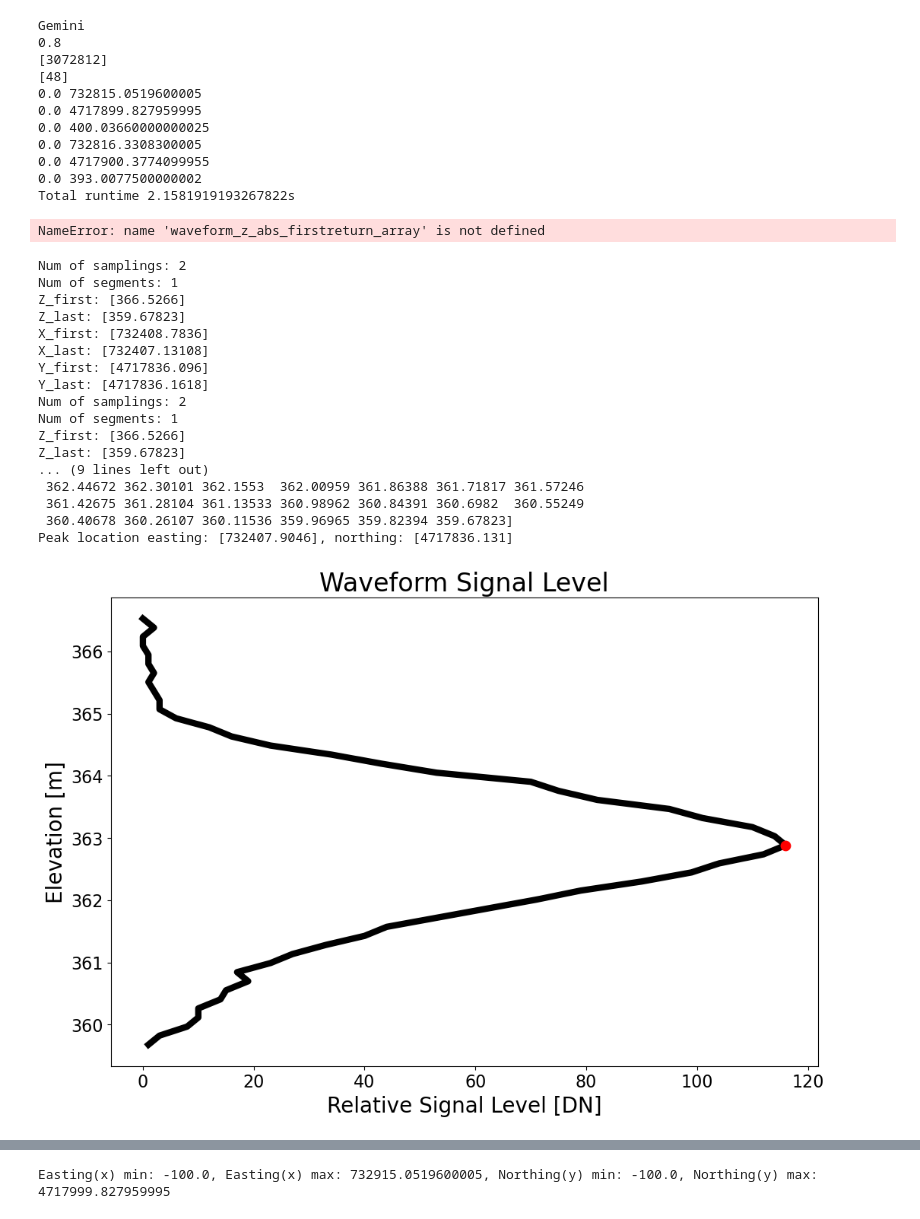
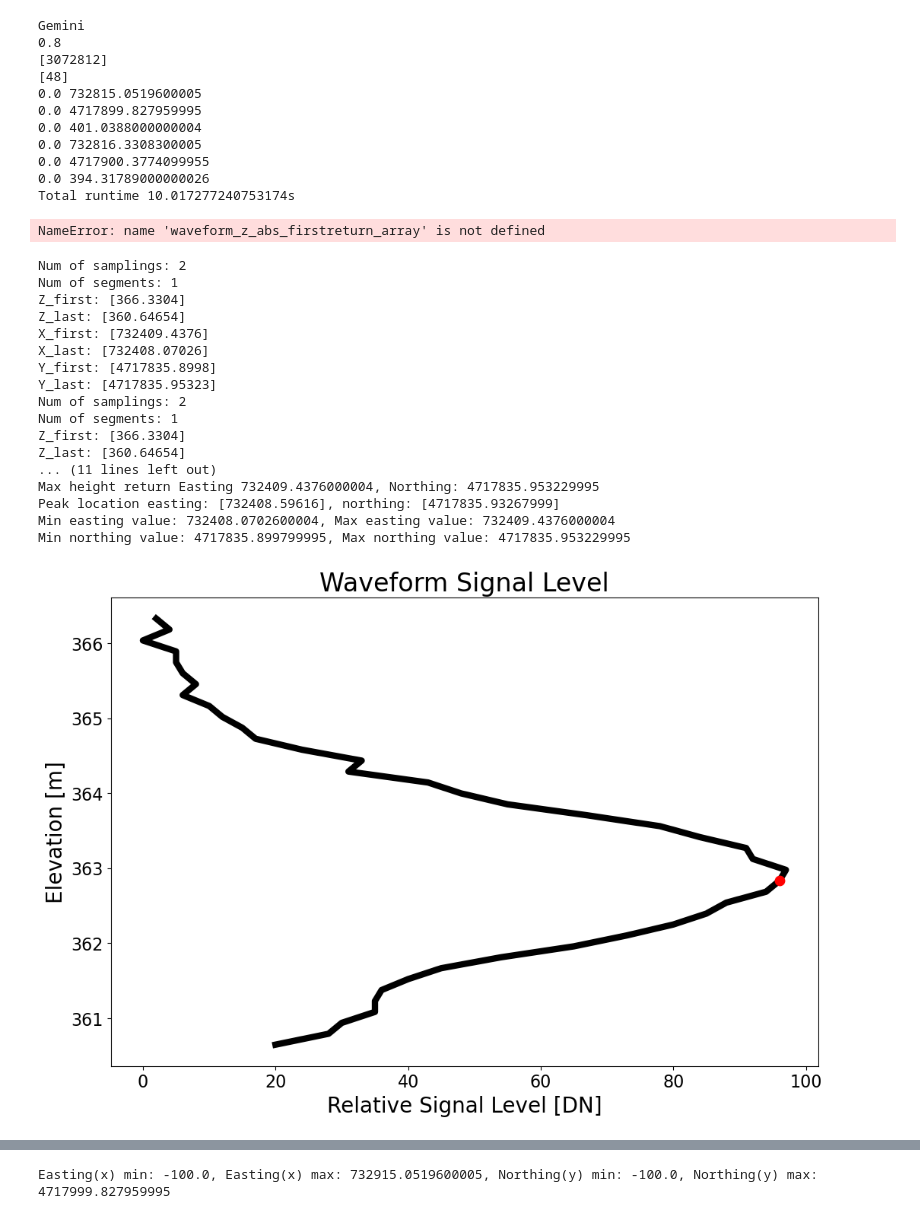
Before and after one commit to feyu39/Neon-Full-Waveform-LiDAR-Processor, a Jupyter notebook: neon_processor_one.ipynb, the cells around one changed output, grey strips where cells are left out. Drawn from its saved outputs; the diff is of its cells as text; code cells hidden in the pictures.

```diff
--- a/neon_processor_one.ipynb
+++ b/neon_processor_one.ipynb
@@ -13,7 +15,7 @@ rainbow_rgb = plt.get_cmap("rainbow")(x)[np.newaxis, :, :3]
 # Define up constants
 air_index_of_refraction = 1.0003
 c = 2.99792458e8
-number_of_waveform_files = 10000
+number_of_waveform_files = 50000
 # %%
 # Open AOP Pulsewaves file and corresponding lidar point cloud
 # Switch between windows and mac
@@ -431,11 +433,11 @@ Gemini
 [48]
 0.0 732815.0519600005
 0.0 4717899.827959995
-0.0 400.03660000000025
+0.0 401.0388000000004
 0.0 732816.3308300005
 0.0 4717900.3774099955
-0.0 393.0077500000002
-Total runtime 2.1581919193267822s
+0.0 394.31789000000026
+Total runtime 10.017277240753174s
 # %%
 min_intensity1 = 400.0
 max_intensity1 = 75.0
@@ -641,6 +643,29 @@ def read_NEONAOP_pulsewaves_waveform(readbin_pls_file,readbin_wvs_file,iPulse,of
     # print(neon_waveform_outgoing_pulse)
     # print(neon_waveform_return_pulse)
     return neon_waveform_return_pulse, neon_waveform_x_axis, neon_waveform_y_axis, neon_waveform_z_axis, neon_waveform_offset
+# %%
+def print_waveform_location_information(waveform_x_axis, waveform_y_axis, waveform_z_axis, return_peak_locations):
+    ground_return_index = np.argmin(waveform_z_axis)
+    max_return_index = np.argmax(waveform_z_axis)
+
+    ground_easting_coord = waveform_x_axis[ground_return_index]
+    ground_northing_coord = waveform_y_axis[ground_return_index]
+    max_easting_coord = waveform_x_axis[max_return_index]
+    max_northing_coord = waveform_y_axis[max_return_index]
+    peak_easting_coord = waveform_x_axis[return_peak_locations]
+    peak_northing_coord = waveform_y_axis[return_peak_locations]
+
+    min_easting_coord = min(waveform_x_axis)
+    max_easting_coord = max(waveform_x_axis)
+    min_northing_coord = min(waveform_y_axis)
+    max_northing_coord = max(waveform_y_axis)
+
+    print(f"Ground return Easting {ground_easting_coord}, Northing: {ground_northing_coord}")
+    print(f"Max height return Easting {max_easting_coord}, Northing: {max_northing_coord}")
+    print(f"Peak location easting: {peak_easting_coord}, northing: {peak_northing_coord}")
+    print(f"Min easting value: {min_easting_coord}, Max easting value: {max_easting_coord}")
+    print(f"Min northing value: {min_northing_coord}, Max northing value: {max_northing_coord}")
+    return
 # %%
 # Plot a few waveforms
 fig, (ax1) = plt.subplots(1, 1, figsize=(12, 8))
@@ -653,57 +678,49 @@ readbin_pls_file.seek(0,0)
 readbin_wvs_file = open(wvs_file,"rb")
 readbin_wvs_file.seek(0,0)
 
-iPulse = 2500
+iPulse = 2499
 
 dxdydz = dxdydz_array[iPulse,:]
 xyz_bin0 = xyz_bin0_array[iPulse,:]
 xyz_lastbin = xyz_lastbin_array[iPulse,:]
 
 # Read waveform
 waveform, waveform_x_axis, waveform_y_axis, waveform_z_axis, offset = read_NEONAOP_pulsewaves_waveform(readbin_pls_file,readbin_wvs_file,iPulse,offset_to_pulse_data,pulse_size,T_scale_factor,T_offset,x_scale_factor,x_offset,y_scale_factor,y_offset,z_scale_factor,z_offset,sampling_record_pulse_descriptor_index_lookup_array,pulse_descriptor_optical_center_to_anchor_point_array,pulse_descriptor_number_of_extra_wave_bytes_array,pulse_descriptor_number_of_samplings_array,sampling_record_bits_for_duration_from_anchor_array,sampling_record_scale_for_duration_from_anchor_array,sampling_record_offset_for_duration_from_anchor_array,sampling_record_bits_for_number_of_segments_array,sampling_record_bits_for_number_of_samples_array,sampling_record_number_of_segments_array,sampling_record_number_of_samples_array,sampling_record_bits_per_sample_array)
-ground_return_index = np.argmin(waveform_z_axis)
-easting_coord = waveform_x_axis[ground_return_index]
-northing_coord = waveform_y_axis[ground_return_index]
-print(f"Easting {easting_coord}, Northing: {northing_coord}")
 print(waveform_z_axis)
 # Evaluate waveform
 #32.0
 waveform_intensity_threshold = 10.0
 
 # Peak location indices
 return_location_count, return_peak_location_list, return_location_list_x, return_intensity_list = waveform_peak_detection(waveform,waveform_intensity_threshold)
 
-# Get peak locations in form of easting and northing
-peak_location_x = waveform_x_axis[return_peak_location_list]
-peak_location_y = waveform_y_axis[return_peak_location_list]
-print(f"Peak location easting: {peak_location_x}, northing: {peak_location_y}")
-
+print_waveform_location_information(waveform_x_axis, waveform_y_axis, waveform_z_axis, return_peak_location_list)
 ax1.tick_params(axis='both',which='major',labelsize=16)
 ax1.set_title('Waveform Signal Level', size = 24)
 ax1.set_xlabel('Relative Signal Level [DN]', size = 20)
 ax1.set_ylabel('Elevation [m]', size = 20)
 ax1.plot(waveform,waveform_z_axis,color='black',linewidth=6,zorder=1)
 ax1.scatter(return_intensity_list,waveform_z_axis[return_peak_location_list],color='red',s=80,zorder=2)
 
 readbin_pls_file.close()
 readbin_wvs_file.close()
 # %% [output]
 Num of samplings: 2
 Num of segments: 1
-Z_first: [366.5266]
-Z_last: [359.67823]
-X_first: [732408.7836]
-X_last: [732407.13108]
-Y_first: [4717836.096]
-Y_last: [4717836.1618]
+Z_first: [366.3304]
+Z_last: [360.64654]
+X_first: [732409.4376]
+X_last: [732408.07026]
+Y_first: [4717835.8998]
+Y_last: [4717835.95323]
 Num of samplings: 2
 Num of segments: 1
-Z_first: [366.5266]
-Z_last: [359.67823]
-... (9 lines left out)
- 362.44672 362.30101 362.1553  362.00959 361.86388 361.71817 361.57246
- 361.42675 361.28104 361.13533 360.98962 360.84391 360.6982  360.55249
- 360.40678 360.26107 360.11536 359.96965 359.82394 359.67823]
-Peak location easting: [732407.9046], northing: [4717836.131]
+Z_first: [366.3304]
+Z_last: [360.64654]
+... (11 lines left out)
+Max height return Easting 732409.4376000004, Northing: 4717835.953229995
+Peak location easting: [732408.59616], northing: [4717835.93267999]
+Min easting value: 732408.0702600004, Max easting value: 732409.4376000004
+Min northing value: 4717835.899799995, Max northing value: 4717835.953229995
-[figure, old version]
+[figure, new version]
 # %%
```
Also changed, not shown: parts of 4 cells of this notebook.
